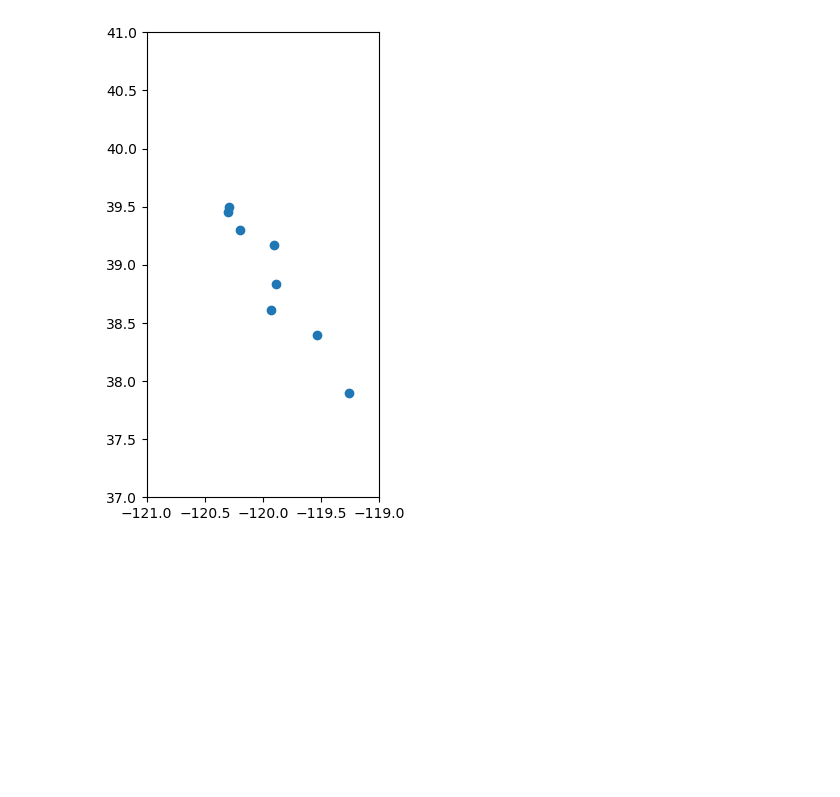
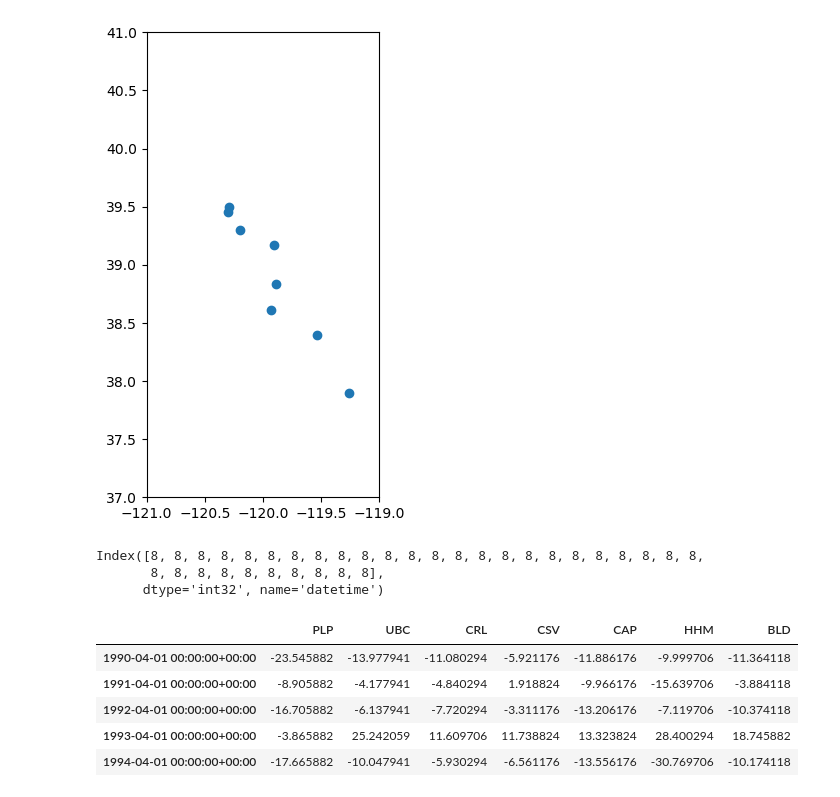
Before and after one commit to bessoh2/correlated-domains, a Jupyter notebook: notebooks/cdec_access.ipynb, the cells around one changed output. Cells and saved outputs as stored; diff of their text form; code cells hidden in the pictures; blank space fills up the shorter version.

```diff
--- a/notebooks/cdec_access.ipynb
+++ b/notebooks/cdec_access.ipynb
@@ -139,7 +149,7 @@ cdec_snwd_april1_nan.plot()
 cdec_nan_locations = cdec_locations.copy()
 
 index_list = []
-for x in cdec_snwd_april1_nan.columns:
+for x in cdec_swe_april1_nan.columns:
     index_list.append(x)
 
 x_list = []
@@ -177,4 +187,27 @@ ax.set_ylim(37,41)
 (37.0, 41.0)
 [figure]
 # %%
-cdec_april1_anom = cdec_snwd_april1_nan - np.nanmean(cdec_snwd_april1_nan, axis=0)
+cdec_april1_anom = cdec_swe_april1_nan - np.nanmean(cdec_swe_april1_nan, axis=0)
+# %%
+cdec_april1_anom.index.hour
+# %% [output]
+Index([8, 8, 8, 8, 8, 8, 8, 8, 8, 8, 8, 8, 8, 8, 8, 8, 8, 8, 8, 8, 8, 8, 8, 8,
+       8, 8, 8, 8, 8, 8, 8, 8, 8, 8],
+      dtype='int32', name='datetime')
+# %%
+# changing hour from 8 to 0 to match snotel index
+index_list = []
+for i in range(len(cdec_april1_anom.index)):
+    x = cdec_april1_anom.index[i].replace(hour=0)
+    index_list.append(x)
+# %%
+cdec_april1_anom.index = index_list
+# %%
+cdec_april1_anom.head()
+# %% [output]
+|  | PLP | UBC | CRL | CSV | CAP | HHM | BLD |
+| 1990-04-01 00:00:00+00:00 | -23.545882 | -13.977941 | -11.080294 | -5.921176 | -11.886176 | -9.999706 | -11.364118 |
+| 1991-04-01 00:00:00+00:00 | -8.905882 | -4.177941 | -4.840294 | 1.918824 | -9.966176 | -15.639706 | -3.884118 |
+| 1992-04-01 00:00:00+00:00 | -16.705882 | -6.137941 | -7.720294 | -3.311176 | -13.206176 | -7.119706 | -10.374118 |
+| 1993-04-01 00:00:00+00:00 | -3.865882 | 25.242059 | 11.609706 | 11.738824 | 13.323824 | 28.400294 | 18.745882 |
+| 1994-04-01 00:00:00+00:00 | -17.665882 | -10.047941 | -5.930294 | -6.561176 | -13.556176 | -30.769706 | -10.174118 |
```
Also changed, not shown: parts of 10 cells of this notebook, 2 other files.
